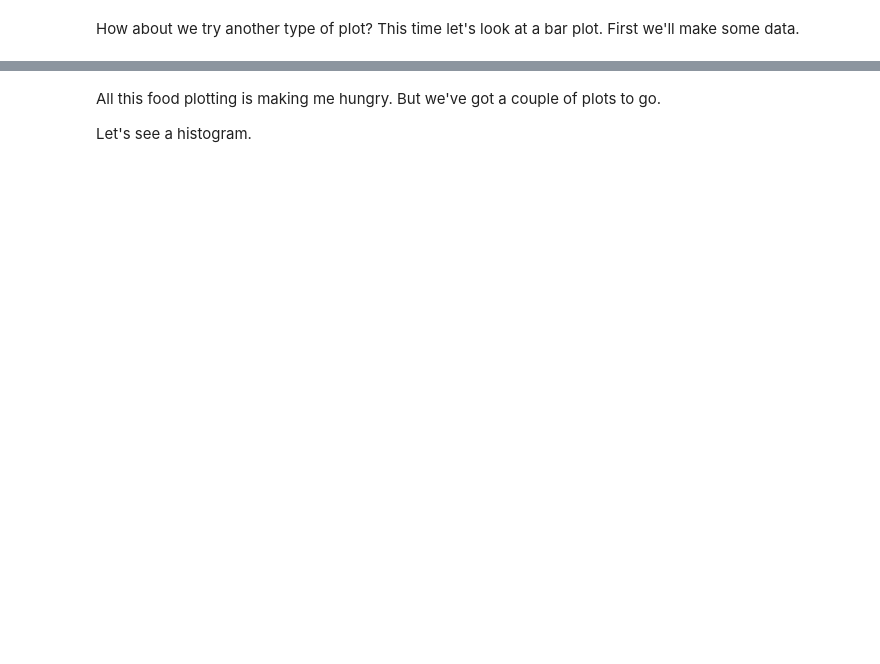
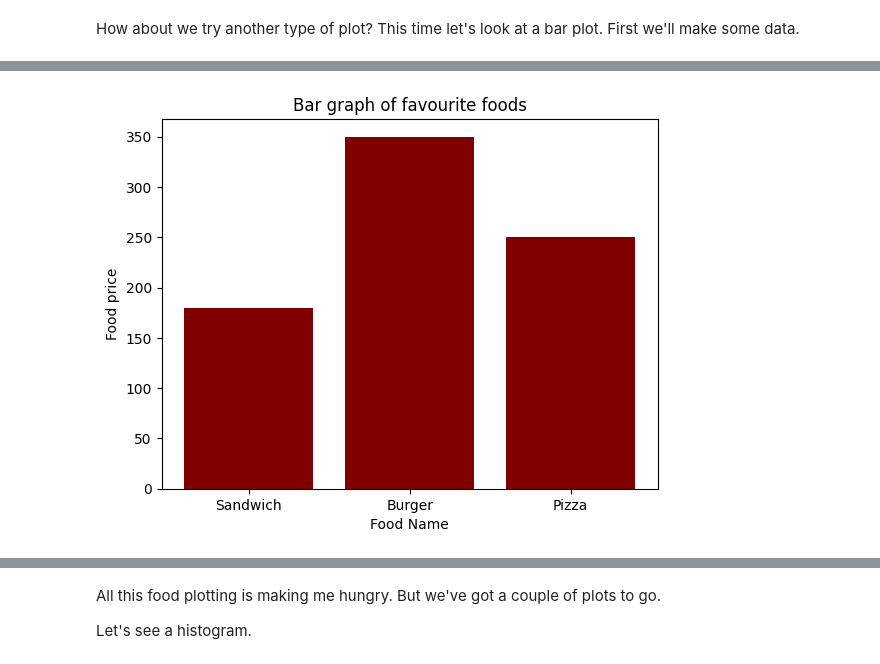
Before and after one commit to techLust/python_experiment, a Jupyter notebook: matplotlib-exercises.ipynb, the cells around one changed output, grey strips where cells are left out. Saved outputs shown, nothing was run; the diff lists cells and outputs as text; code cells hidden in the pictures; blank space fills up the shorter version.

```diff
--- a/matplotlib-exercises.ipynb
+++ b/matplotlib-exercises.ipynb
@@ -108,8 +140,19 @@ How about we try another type of plot? This time let's look at a bar plot. First
 # %%
-# Create a bar graph where the x-axis is the keys of the dictionary
-# and the y-axis is the values of the dictionary
+# Create a bar graph where the x-axis is the keys of the dictionary and the y-axis is the values of the dictionary
+food_name = list(foods.keys())
+food_price = list(foods.values())
 
+food_name, food_price
 
+fig = plt.bar(food_name, food_price, color="Maroon")
+
+plt.xlabel("Food Name")
+plt.ylabel("Food price")
+plt.title("Bar graph of favourite foods")
+
+plt.show()
 # Add a title, xlabel and ylabel to the plot
+# %% [output]
+[figure, added]
 # %%
 # Make the same plot as above, except this time make the bars go horizontal
```
Also changed, not shown: parts of 10 cells of this notebook.
